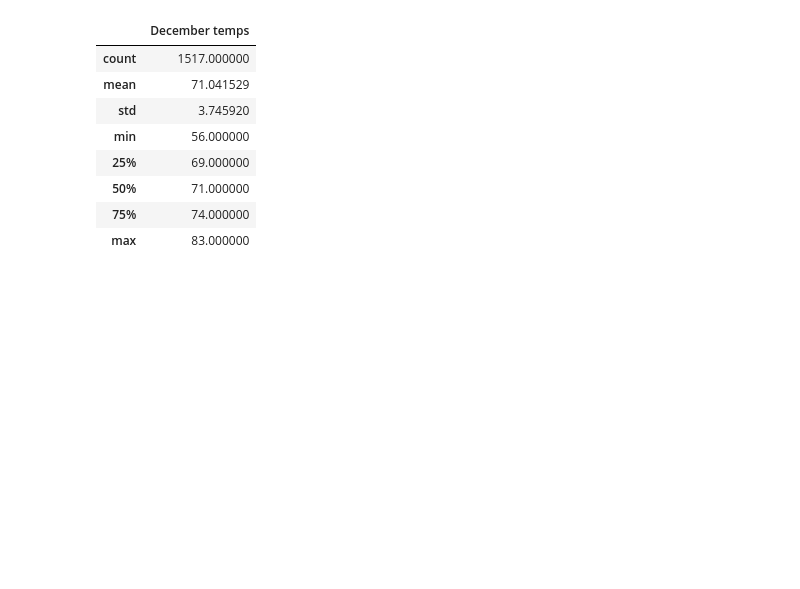
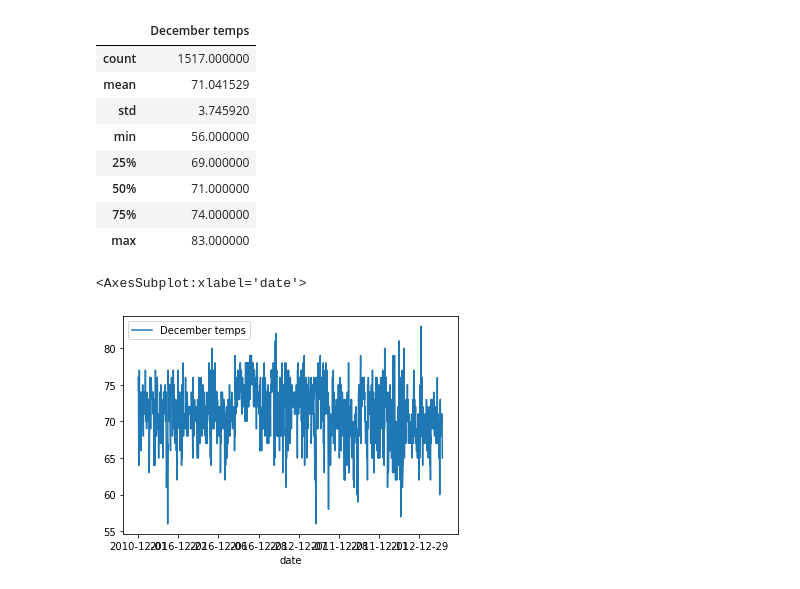
Before and after one commit to fertigrm/surfs_up, a Jupyter notebook: SurfsUp_Challenge.ipynb.ipynb, the cells around one changed output. Saved outputs shown, nothing was run; the diff lists cells and outputs as text; code cells hidden in the pictures; blank space fills up the shorter version.

```diff
--- a/SurfsUp_Challenge.ipynb.ipynb
+++ b/SurfsUp_Challenge.ipynb.ipynb
@@ -110,3 +125,8 @@ dec_df.describe()
 | 50% | 71.000000 |
 | 75% | 74.000000 |
 | max | 83.000000 |
+# %%
+dec_df.plot()
+# %% [output]
+<AxesSubplot:xlabel='date'>
+[figure, added]
```
Also changed, not shown: parts of 6 cells of this notebook, 5 other files.
